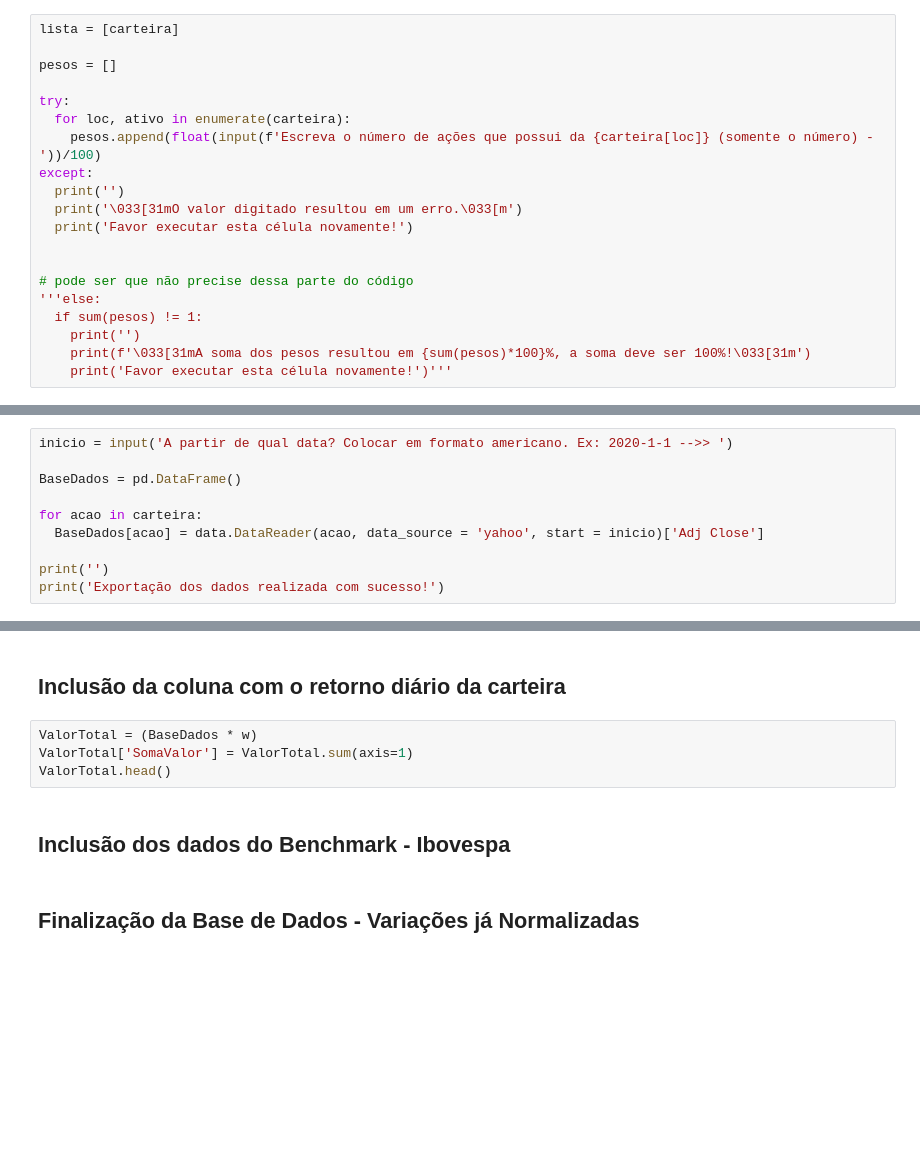
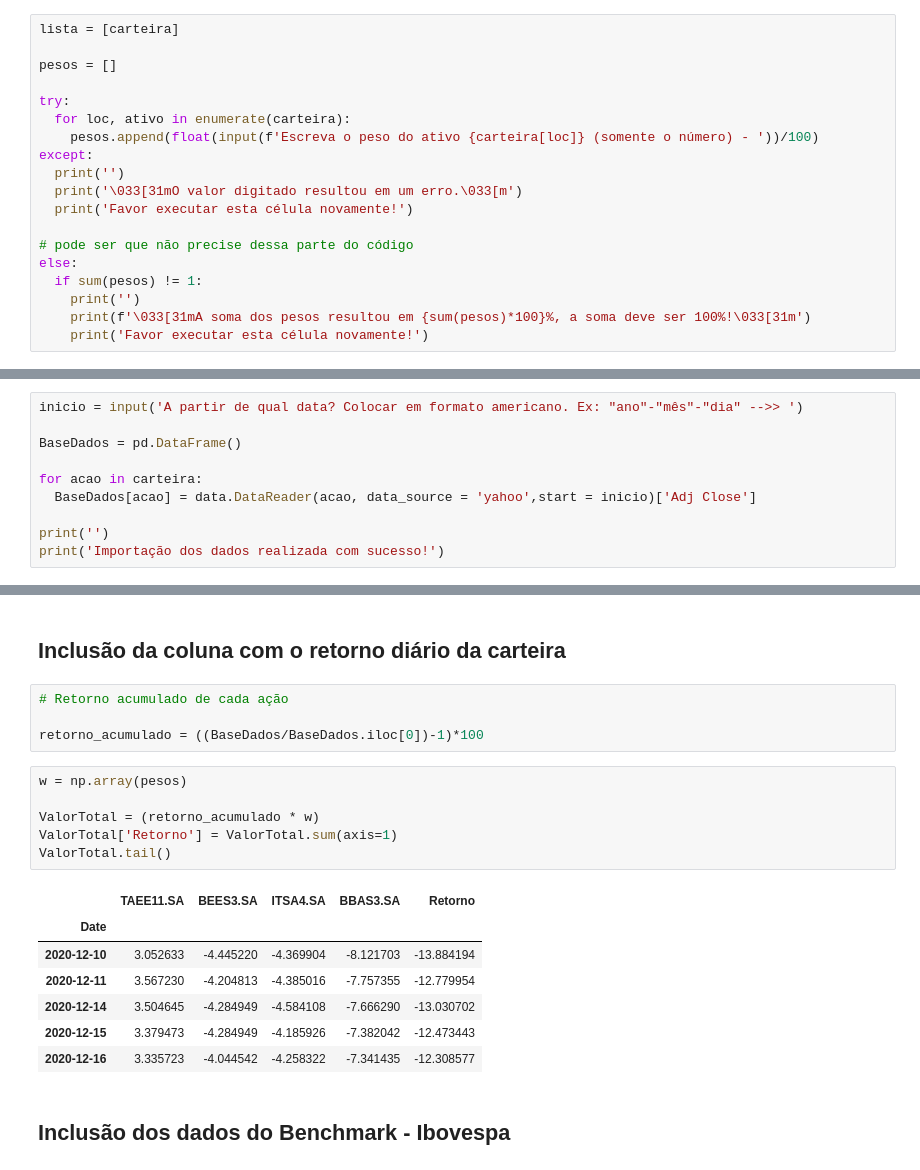
Before and after one commit to gabrieldepaiva/ProjetosParalelos, a Jupyter notebook: Analise_Carteira_de_Acoes_Pessoal.ipynb, the cells around one changed output, grey strips where cells are left out. Saved outputs shown, nothing was run; the diff lists cells and outputs as text; blank space fills up the shorter version.

```diff
--- a/Analise_Carteira_de_Acoes_Pessoal.ipynb
+++ b/Analise_Carteira_de_Acoes_Pessoal.ipynb
@@ -28,16 +54,15 @@ pesos = []
 
 try:
   for loc, ativo in enumerate(carteira):
-    pesos.append(float(input(f'Escreva o número de ações que possui da {carteira[loc]} (somente o número) - '))/100)
+    pesos.append(float(input(f'Escreva o peso do ativo {carteira[loc]} (somente o número) - '))/100)
 except:
   print('')
   print('\033[31mO valor digitado resultou em um erro.\033[m')
   print('Favor executar esta célula novamente!')
 
-
 # pode ser que não precise dessa parte do código
-'''else:
+else:
   if sum(pesos) != 1:
     print('')
     print(f'\033[31mA soma dos pesos resultou em {sum(pesos)*100}%, a soma deve ser 100%!\033[31m')
-    print('Favor executar esta célula novamente!')'''
+    print('Favor executar esta célula novamente!')
@@ -47,12 +74,12 @@ w
 # %% [markdown]
 ## Importação da base de dados com as cotações diárias do Yahoo Finance
 # %%
-inicio = input('A partir de qual data? Colocar em formato americano. Ex: 2020-1-1 -->> ')
+inicio = input('A partir de qual data? Colocar em formato americano. Ex: "ano"-"mês"-"dia" -->> ')
 
 BaseDados = pd.DataFrame()
 
 for acao in carteira:
-  BaseDados[acao] = data.DataReader(acao, data_source = 'yahoo', start = inicio)['Adj Close']
+  BaseDados[acao] = data.DataReader(acao, data_source = 'yahoo',start = inicio)['Adj Close']
 
 print('')
-print('Exportação dos dados realizada com sucesso!')
+print('Importação dos dados realizada com sucesso!')
@@ -62,10 +101,22 @@ BaseDados.head()
 # %% [markdown]
 ## Inclusão da coluna com o retorno diário da carteira
+# %%
+# Retorno acumulado de cada ação
+
+retorno_acumulado = ((BaseDados/BaseDados.iloc[0])-1)*100
 # %%
-ValorTotal = (BaseDados * w)
-ValorTotal['SomaValor'] = ValorTotal.sum(axis=1)
-ValorTotal.head()
+w = np.array(pesos)
+
+ValorTotal = (retorno_acumulado * w)
+ValorTotal['Retorno'] = ValorTotal.sum(axis=1)
+ValorTotal.tail()
+# %% [output]
+|  | TAEE11.SA | BEES3.SA | ITSA4.SA | BBAS3.SA | Retorno |
+| Date |  |  |  |  |  |
+| 2020-12-10 | 3.052633 | -4.445220 | -4.369904 | -8.121703 | -13.884194 |
+| 2020-12-11 | 3.567230 | -4.204813 | -4.385016 | -7.757355 | -12.779954 |
+| 2020-12-14 | 3.504645 | -4.284949 | -4.584108 | -7.666290 | -13.030702 |
+| 2020-12-15 | 3.379473 | -4.284949 | -4.185926 | -7.382042 | -12.473443 |
+| 2020-12-16 | 3.335723 | -4.044542 | -4.258322 | -7.341435 | -12.308577 |
 # %% [markdown]
 ## Inclusão dos dados do Benchmark - Ibovespa
-# %% [markdown]
-## Finalização da Base de Dados - Variações já Normalizadas
```
Also changed, not shown: parts of 15 cells of this notebook.
